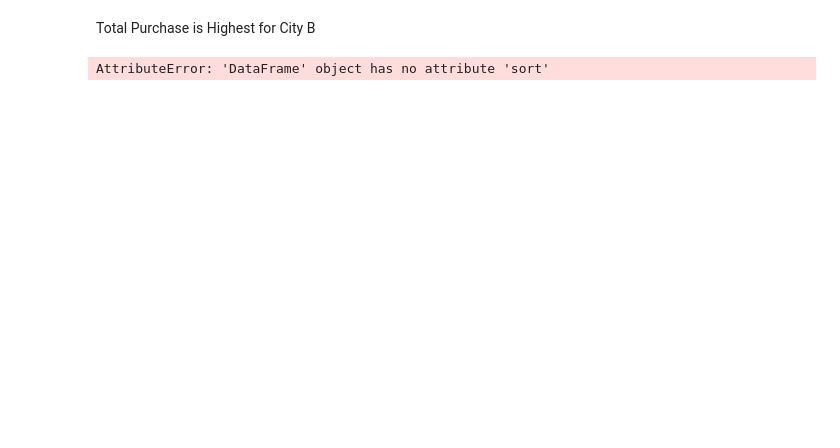
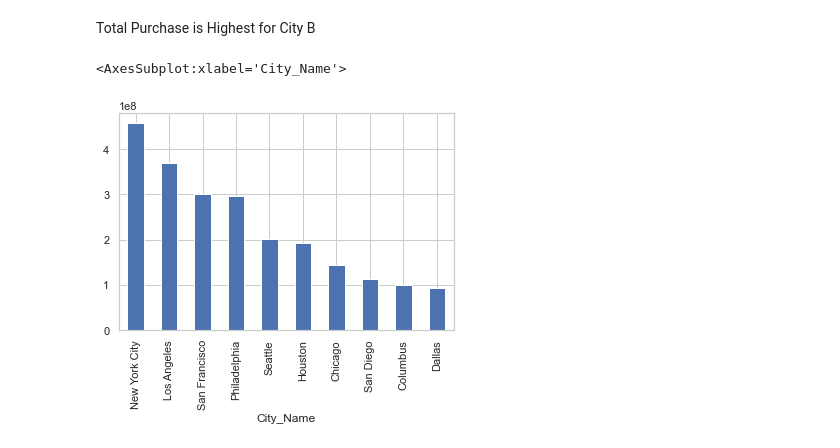
Before and after one commit to ksagar620/Capstone, a Jupyter notebook: checkpoint1-P1 - Copy.ipynb, the cells around one changed output. Drawn from its saved outputs; the diff is of its cells as text; code cells hidden in the pictures; blank space fills up the shorter version.

```diff
--- a/checkpoint1-P1 - Copy.ipynb
+++ b/checkpoint1-P1 - Copy.ipynb
@@ -150,6 +154,16 @@ plt.show()
 # %% [markdown]
 Total Purchase is Highest for City B
 # %%
-city_data = df.groupby(['City_Name']).sum()
+import os
+import subprocess
+import stat
+import numpy as np
+import seaborn as sns
+from datetime import datetime
+sns.set(style="white")
-# %% [output]
-AttributeError: 'DataFrame' object has no attribute 'sort'
+# %%
+dfs=df[['City_Name','Purchase']]
+dfs.groupby('City_Name')['Purchase'].sum().sort_values(ascending=False).head(10).plot(kind='bar')
+# %% [output]
+<AxesSubplot:xlabel='City_Name'>
+[figure, added]
```
Also changed, not shown: parts of 18 cells of this notebook.
